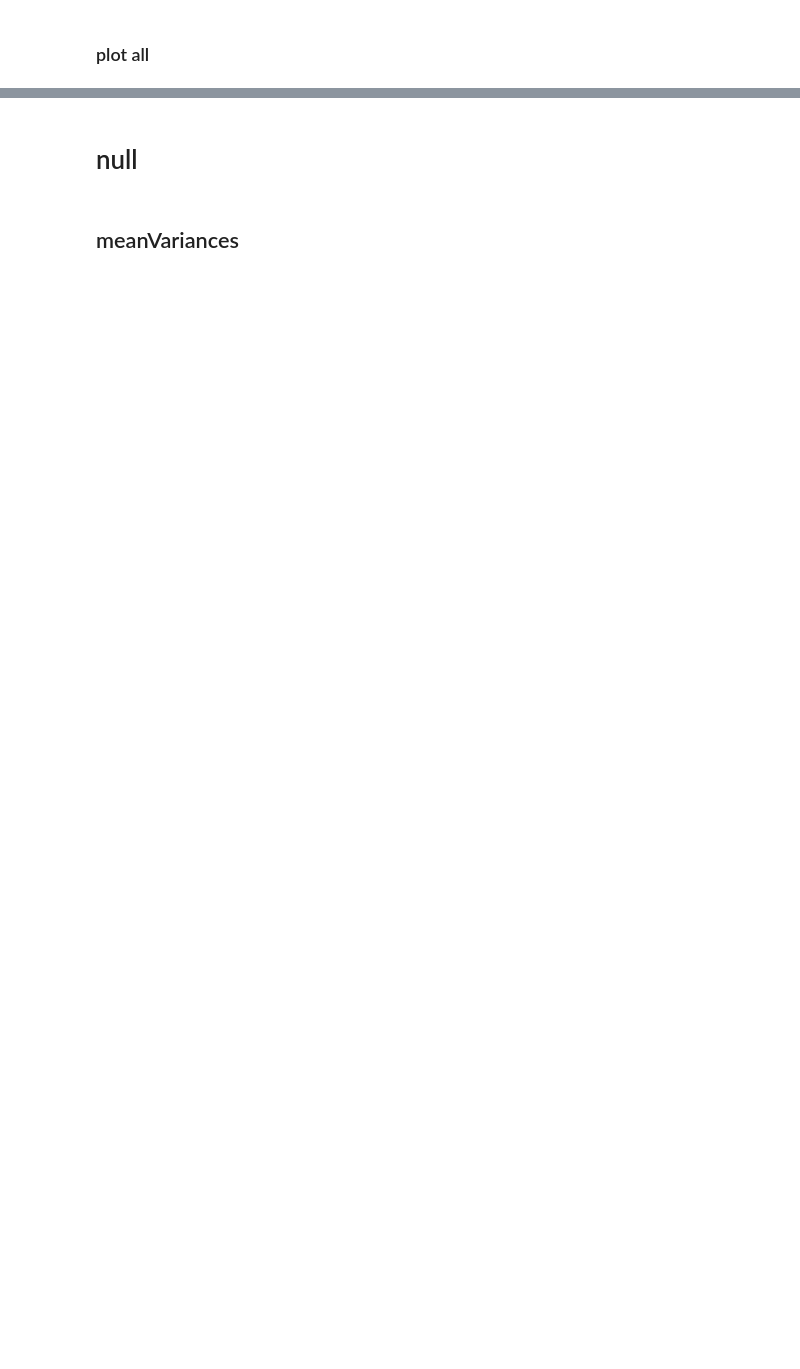
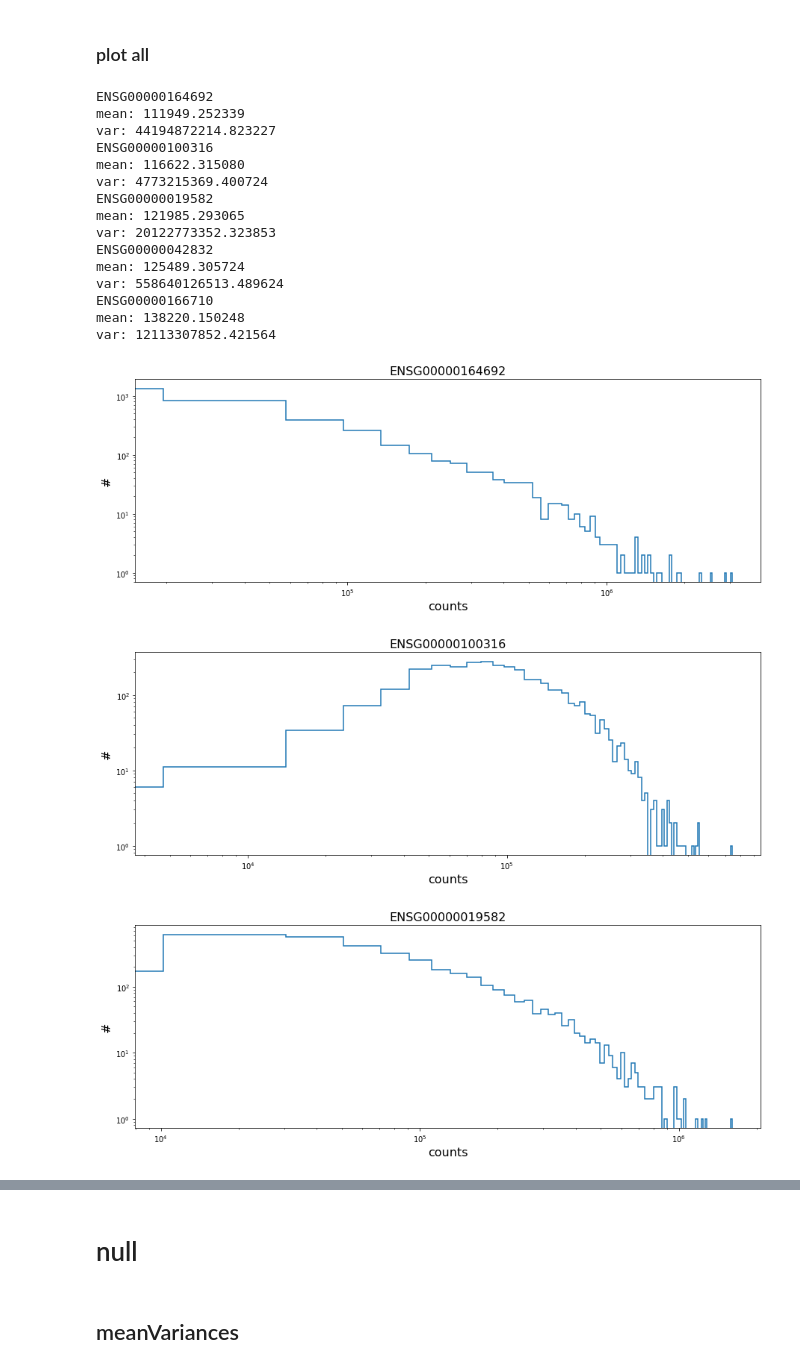
Before and after one commit to fvalle1/master_thesis, a Jupyter notebook: Table_Analyzer.ipynb, the cells around one changed output, grey strips where cells are left out. Cells and saved outputs as stored; diff of their text form; code cells hidden in the pictures; blank space fills up the shorter version.

```diff
--- a/Table_Analyzer.ipynb
+++ b/Table_Analyzer.ipynb
@@ -198,8 +279,27 @@ fig.savefig("plot/genes/subset.png")
 # %%
 for gene in genesnames:
     print(gene['name'])
     print("mean: %f"%gene['avg'])
     print("var: %f"%gene['var'])
-    genedistr(gene, 80);
+    genedistr(gene, 80, metric=normalisation_str);
     #geneplot(gene);
     #genecoord(gene);
+# %% [output]
+ENSG00000164692
+mean: 111949.252339
+var: 44194872214.823227
+ENSG00000100316
+mean: 116622.315080
+var: 4773215369.400724
+ENSG00000019582
+mean: 121985.293065
+var: 20122773352.323853
+ENSG00000042832
+mean: 125489.305724
+var: 558640126513.489624
+ENSG00000166710
+mean: 138220.150248
+var: 12113307852.421564
+[figure, added]
+[figure, added]
+[figure, added]
```
Also changed, not shown: parts of 38 cells of this notebook, 8 other files.
